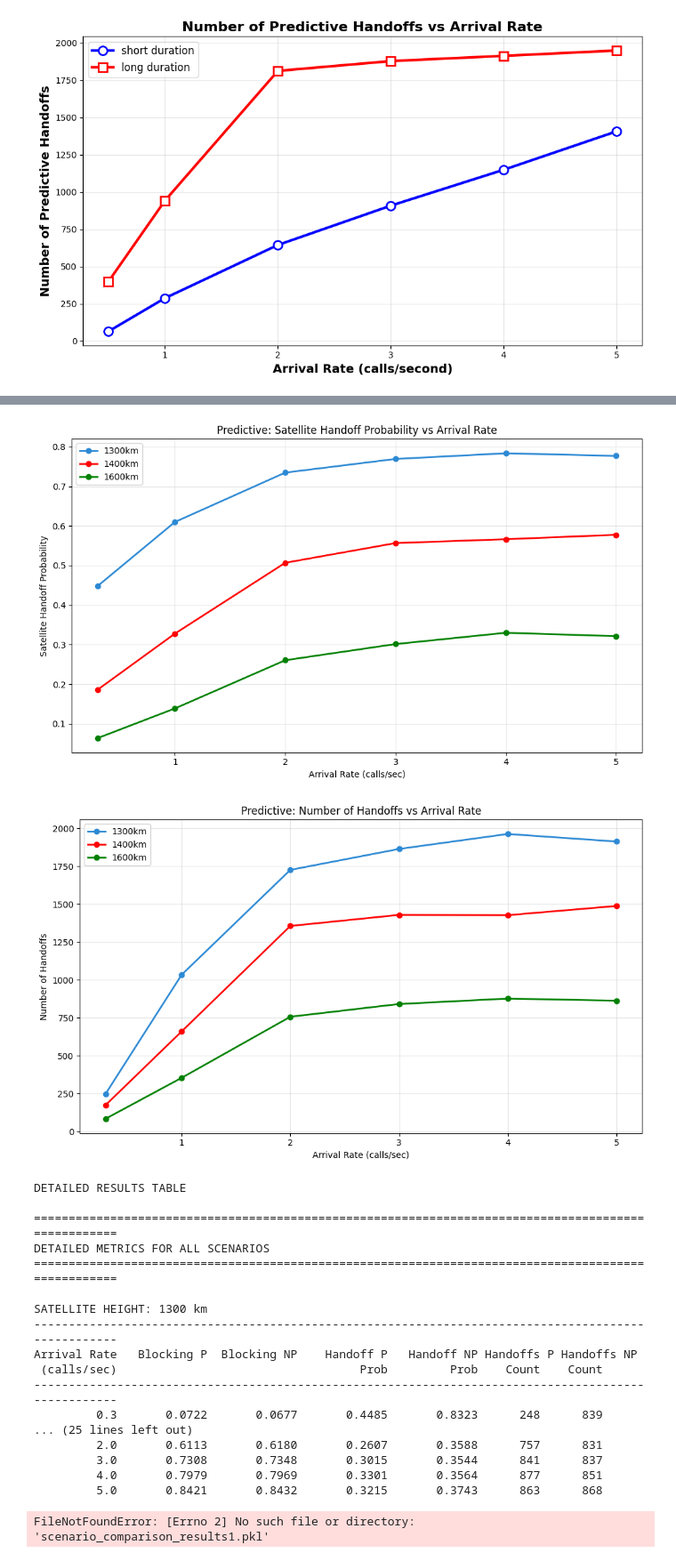
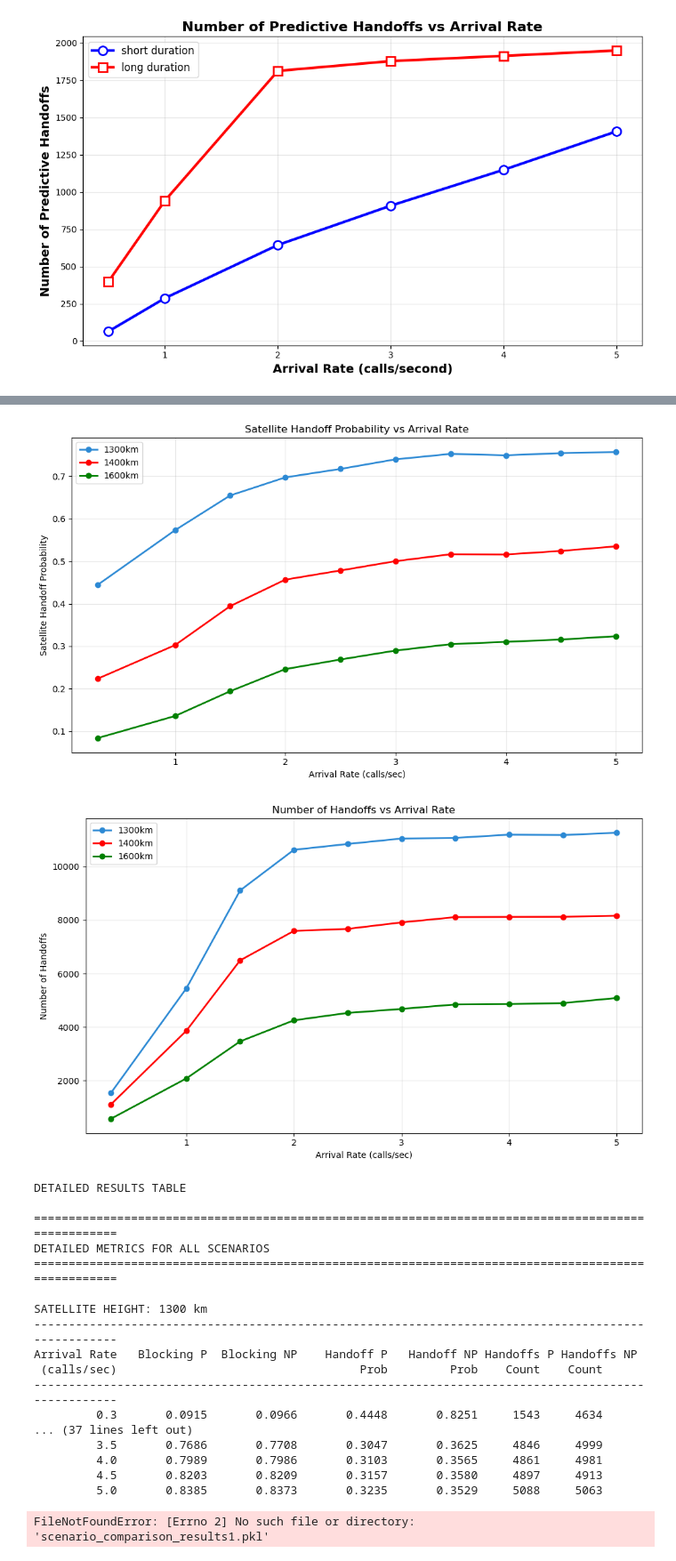
Before and after one commit to Delicia-D/6G-NetworkModel, a Jupyter notebook: notebook.ipynb, the cells around one changed output, grey strips where cells are left out. Shown at 89% size. Drawn from its saved outputs; the diff is of its cells as text; code cells hidden in the pictures.

```diff
--- a/notebook.ipynb
+++ b/notebook.ipynb
@@ -337,7 +337,7 @@ import matplotlib.pyplot as plt
 import seaborn as sns
 
 # Load the parallel results
-with open('arrival_rate_resultsmain2.pkl', 'rb') as f:
+with open('arrival_rate_resultsmainupdated.pkl', 'rb') as f:
     results = pickle.load(f)
 
 # Convert to DataFrame
@@ -866,20 +1293,21 @@ def plot_multi_accuracy_results(results_file):
                            key=lambda x: df[df['accuracy_label'] == x]['r2_score'].iloc[0])
 
     # Define colors and markers for different accuracy levels
-    colors = {'High Accuracy': "#1307AD",    # Sea Green
-              'Medium Accuracy': '#FFA500',   # Orange
-              'Low Accuracy': "#2C89D4",      # Tomato Red
-              'Poor Accuracy': '#DC143C'}     # Crimson
+    colors = {'High Accuracy': "blue",    # Blue
+              'Medium Accuracy': 'red',   # Red
+              'Low Accuracy': "green",    # Green
+              'Poor Accuracy': 'green'}  # Orange
 
     markers = {'High Accuracy': 'o',
                'Medium Accuracy': 's',
                'Low Accuracy': '^',
                'Poor Accuracy': 'D'}
 
+    # Use solid lines for all (no dashed lines)
     line_styles = {'High Accuracy': '-',
-                   'Medium Accuracy': '--',
-                   'Low Accuracy': '-.',
-                   'Poor Accuracy': ':'}
+                   'Medium Accuracy': '-',
+                   'Low Accuracy': '-',
+                   'Poor Accuracy': '-'}
 
     # Plot 1: Blocking Probability Comparison
     plt.figure(figsize=(10, 8))
@@ -943,8 +1371,8 @@ def plot_multi_accuracy_results(results_file):
 
 
     plt.xlabel('Arrival Rate (calls/second)')
-    plt.ylabel('Handoff Probability')
-    plt.title('Handoff Probability vs. Arrival Rate', fontweight='bold')
+    plt.ylabel('Satellite andoff Probability')
+    plt.title(' Satellite Handoff Probability vs. Arrival Rate', fontweight='bold')
     plt.grid(True, alpha=0.3)
     plt.legend(bbox_to_anchor=(1.05, 1), loc='upper left')
     plt.gca().yaxis.set_major_formatter(PercentFormatter(1.0))
@@ -1230,7 +1945,7 @@ def plot_height_comparison_individual(results):
         height_data = height_data.sort_values('arrival_rate_per_second')
         plt.plot(height_data['arrival_rate_per_second'], height_data['predictive_blocking_prob'],
                 'o-', color=color, linewidth=2, markersize=6, label=f'{height}km')
-    plt.title('Predictive: Blocking Probability vs Arrival Rate')
+    plt.title('Blocking Probability vs Arrival Rate')
     plt.xlabel('Arrival Rate (calls/sec)')
     plt.ylabel('Blocking Probability')
     plt.legend()
@@ -1245,7 +1960,7 @@ def plot_height_comparison_individual(results):
         height_data = height_data.sort_values('arrival_rate_per_second')
         plt.plot(height_data['arrival_rate_per_second'], height_data['predictive_handoff_prob'],
                 'o-', color=color, linewidth=2, markersize=6, label=f'{height}km')
-    plt.title('Predictive: Satellite Handoff Probability vs Arrival Rate')
+    plt.title('Satellite Handoff Probability vs Arrival Rate')
     plt.xlabel('Arrival Rate (calls/sec)')
     plt.ylabel('Satellite Handoff Probability')
     plt.legend()
@@ -1260,7 +1975,7 @@ def plot_height_comparison_individual(results):
         height_data = height_data.sort_values('arrival_rate_per_second')
         plt.plot(height_data['arrival_rate_per_second'], height_data['predictive_handoffs'],
                 'o-', color=color, linewidth=2, markersize=6, label=f'{height}km')
-    plt.title('Predictive: Number of Handoffs vs Arrival Rate')
+    plt.title('Number of Handoffs vs Arrival Rate')
     plt.xlabel('Arrival Rate (calls/sec)')
     plt.ylabel('Number of Handoffs')
     plt.legend()
@@ -1321,7 +2036,7 @@ def show_all_plots_individual(results):
 
 # Simple usage in Jupyter:
 # Load results and show plots as individual figures
-with open('satellite_height_results_detailed.pkl', 'rb') as f:
+with open('satellite_height_results2.pkl', 'rb') as f:
     results = pickle.load(f)
 
 show_all_plots_individual(results)
@@ -1337,5 +2052,5 @@ PLOT 2: Predictive Metrics by Height
-[figure, old version]
+[figure, new version]
-[figure, old version]
+[figure, new version]
 DETAILED RESULTS TABLE
 
 ====================================================================================================
@@ -1347,12 +2062,12 @@ SATELLITE HEIGHT: 1300 km
 Arrival Rate   Blocking P  Blocking NP    Handoff P   Handoff NP Handoffs P Handoffs NP
  (calls/sec)                                   Prob         Prob    Count    Count
 ----------------------------------------------------------------------------------------------------
-         0.3       0.0722       0.0677       0.4485       0.8323      248      839
-... (25 lines left out)
-         2.0       0.6113       0.6180       0.2607       0.3588      757      831
-         3.0       0.7308       0.7348       0.3015       0.3544      841      837
-         4.0       0.7979       0.7969       0.3301       0.3564      877      851
-         5.0       0.8421       0.8432       0.3215       0.3743      863      868
+         0.3       0.0915       0.0966       0.4448       0.8251     1543     4634
+... (37 lines left out)
+         3.5       0.7686       0.7708       0.3047       0.3625     4846     4999
+         4.0       0.7989       0.7986       0.3103       0.3565     4861     4981
+         4.5       0.8203       0.8209       0.3157       0.3580     4897     4913
+         5.0       0.8385       0.8373       0.3235       0.3529     5088     5063
 # %%
 import matplotlib.pyplot as plt
 import pandas as pd
```
Also changed, not shown: parts of 12 cells of this notebook, 6 other files.
